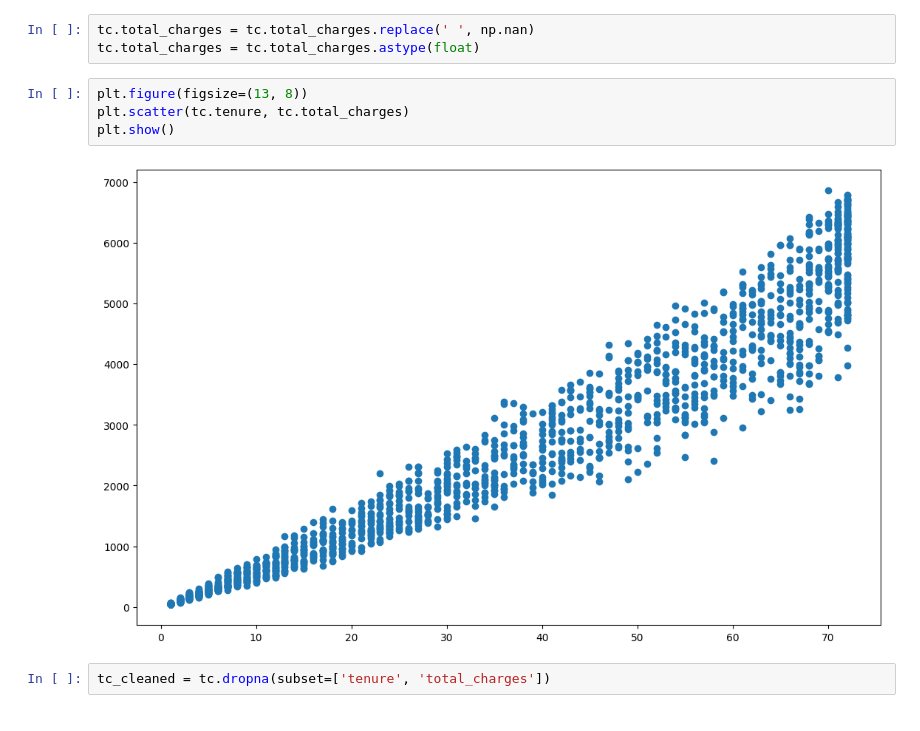
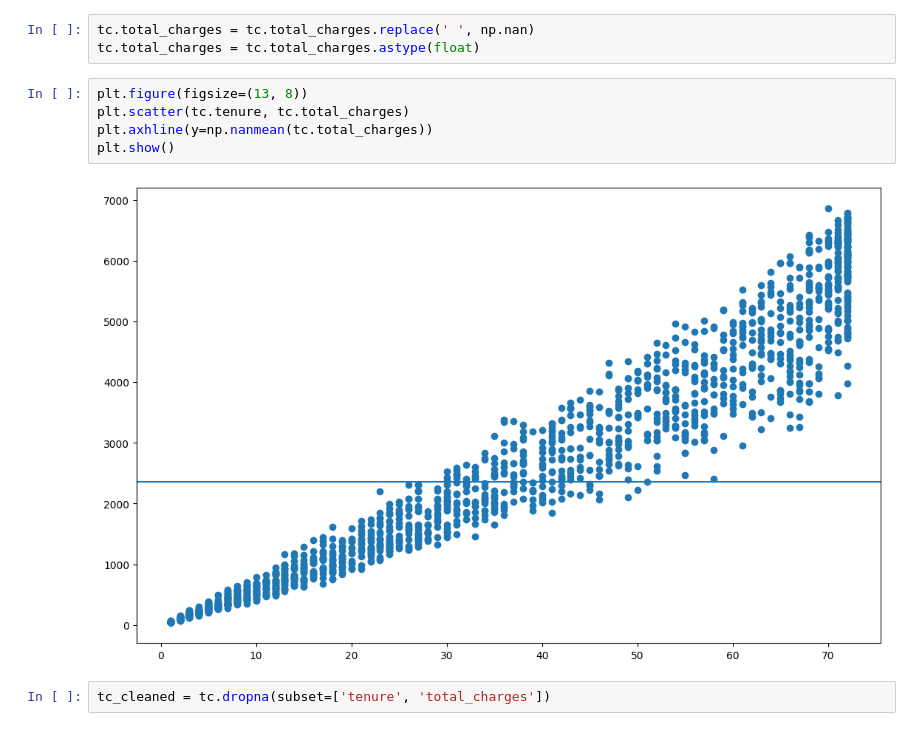
Before and after one commit to TheodoreQuansah/statistics-exercises, a Jupyter notebook: hypothesis_testing.ipynb, the cells around one changed output. Saved outputs shown, nothing was run; the diff lists cells and outputs as text.

```diff
--- a/hypothesis_testing.ipynb
+++ b/hypothesis_testing.ipynb
@@ -393,9 +406,10 @@ tc.total_charges = tc.total_charges.astype(float)
 # %%
 plt.figure(figsize=(13, 8))
 plt.scatter(tc.tenure, tc.total_charges)
+plt.axhline(y=np.nanmean(tc.total_charges))
 plt.show()
 # %% [output]
-[figure, old version]
+[figure, new version]
 # %%
 tc_cleaned = tc.dropna(subset=['tenure', 'total_charges'])
 # %%
```
Also changed, not shown: parts of 17 cells of this notebook.
